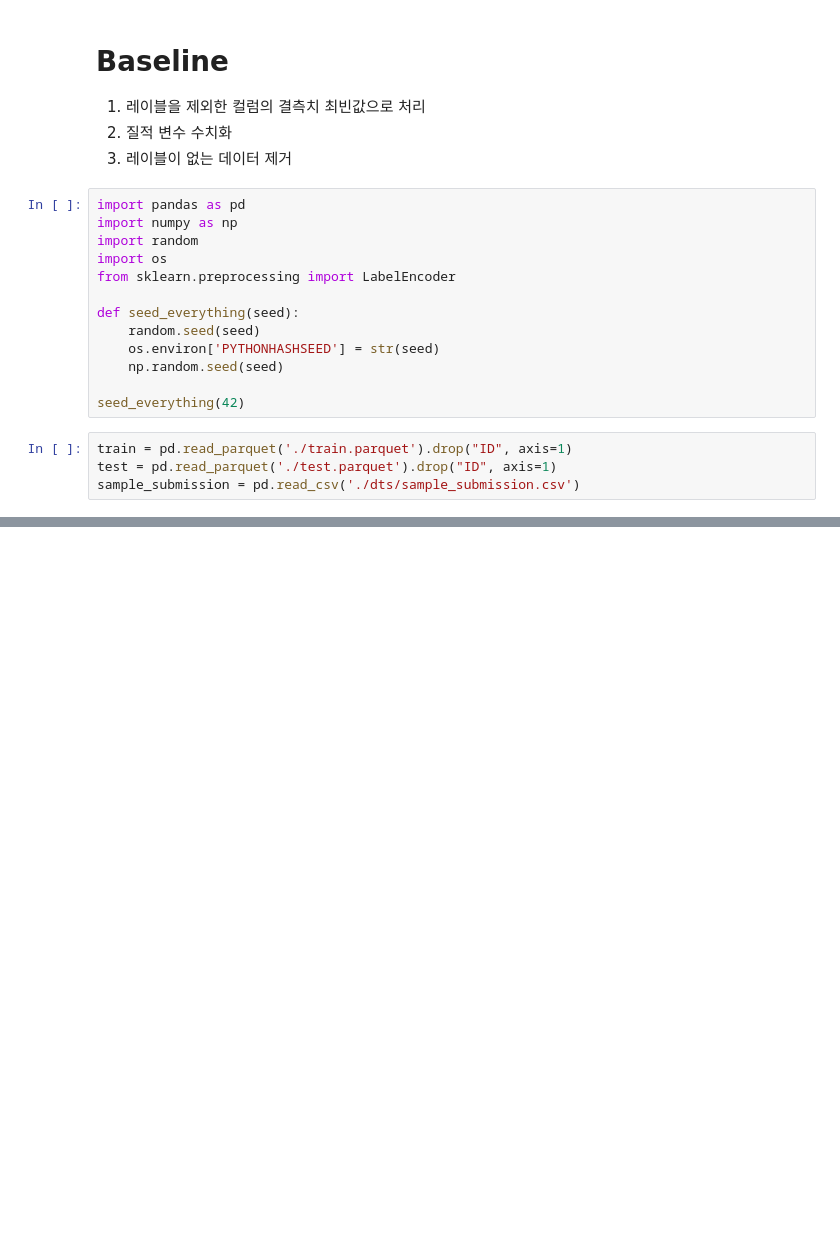
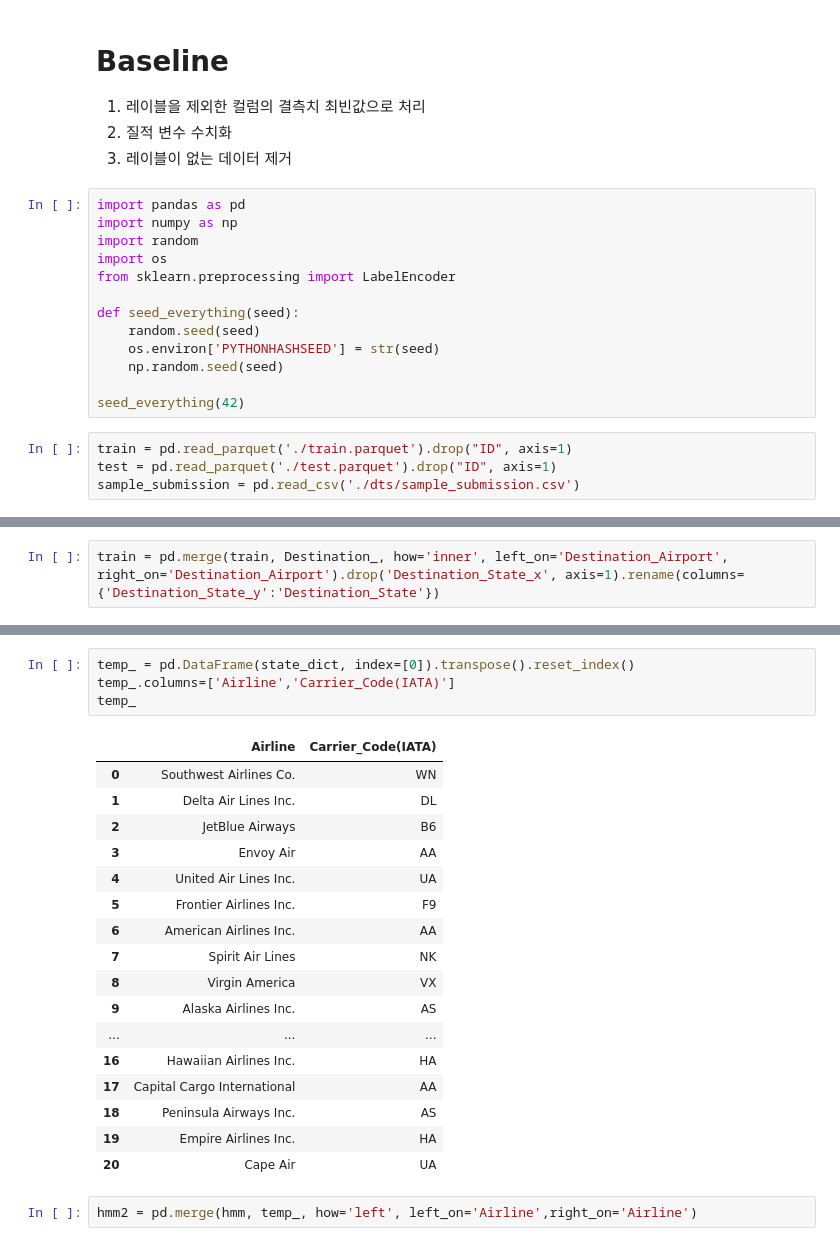
Before and after one commit to jhs-164179/dacon_flightdelay, a Jupyter notebook: preprocessing.ipynb, the cells around one changed output, grey strips where cells are left out. Cells and saved outputs as stored; diff of their text form; blank space fills up the shorter version.

```diff
--- a/preprocessing.ipynb
+++ b/preprocessing.ipynb
@@ -77,0 +184,2 @@ train_y = train['Delay_num']
+# %%
+train = pd.merge(train, Destination_, how='inner', left_on='Destination_Airport', right_on='Destination_Airport').drop('Destination_State_x', axis=1).rename(columns={'Destination_State_y':'Destination_State'})
@@ -77,0 +416,24 @@ train_y = train['Delay_num']
+# %%
+temp_ = pd.DataFrame(state_dict, index=[0]).transpose().reset_index()
+temp_.columns=['Airline','Carrier_Code(IATA)']
+temp_
+# %% [output]
+|  | Airline | Carrier_Code(IATA) |
+| 0 | Southwest Airlines Co. | WN |
+| 1 | Delta Air Lines Inc. | DL |
+| 2 | JetBlue Airways | B6 |
+| 3 | Envoy Air | AA |
+| 4 | United Air Lines Inc. | UA |
+| 5 | Frontier Airlines Inc. | F9 |
+| 6 | American Airlines Inc. | AA |
+| 7 | Spirit Air Lines | NK |
+| 8 | Virgin America | VX |
+| 9 | Alaska Airlines Inc. | AS |
+| ... | ... | ... |
+| 16 | Hawaiian Airlines Inc. | HA |
+| 17 | Capital Cargo International | AA |
+| 18 | Peninsula Airways Inc. | AS |
+| 19 | Empire Airlines Inc. | HA |
+| 20 | Cape Air | UA |
+# %%
+hmm2 = pd.merge(hmm, temp_, how='left', left_on='Airline',right_on='Airline')
```
Also changed, not shown: parts of 35 cells of this notebook, 4 other files.
